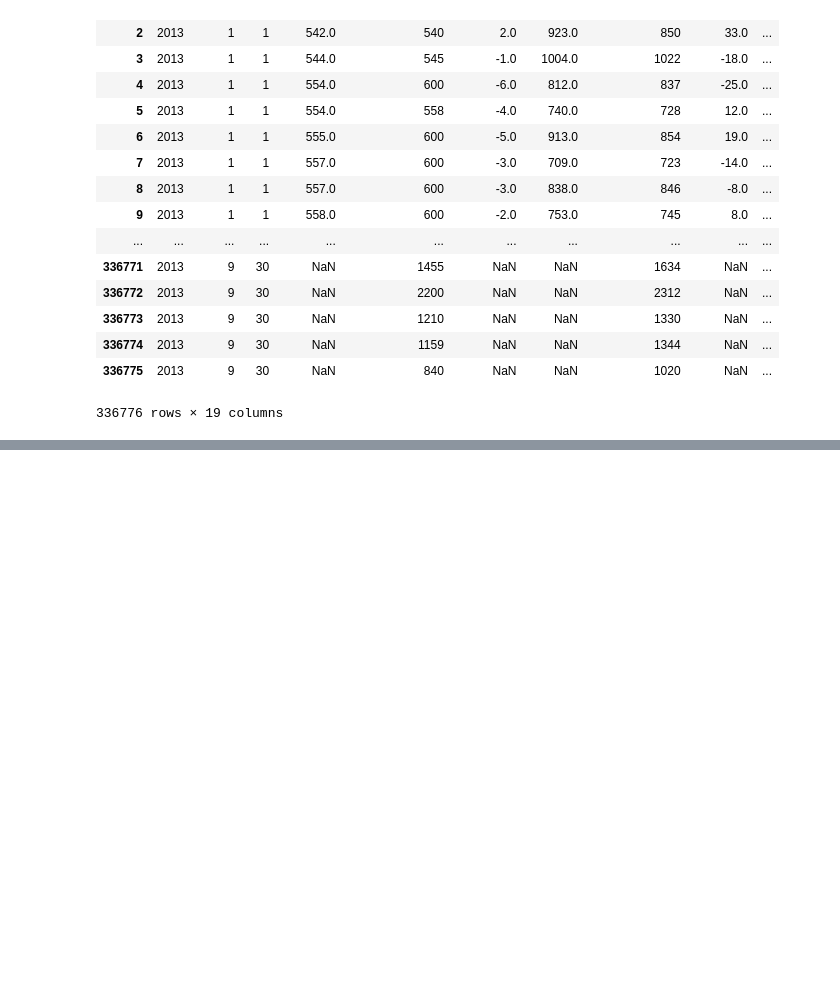
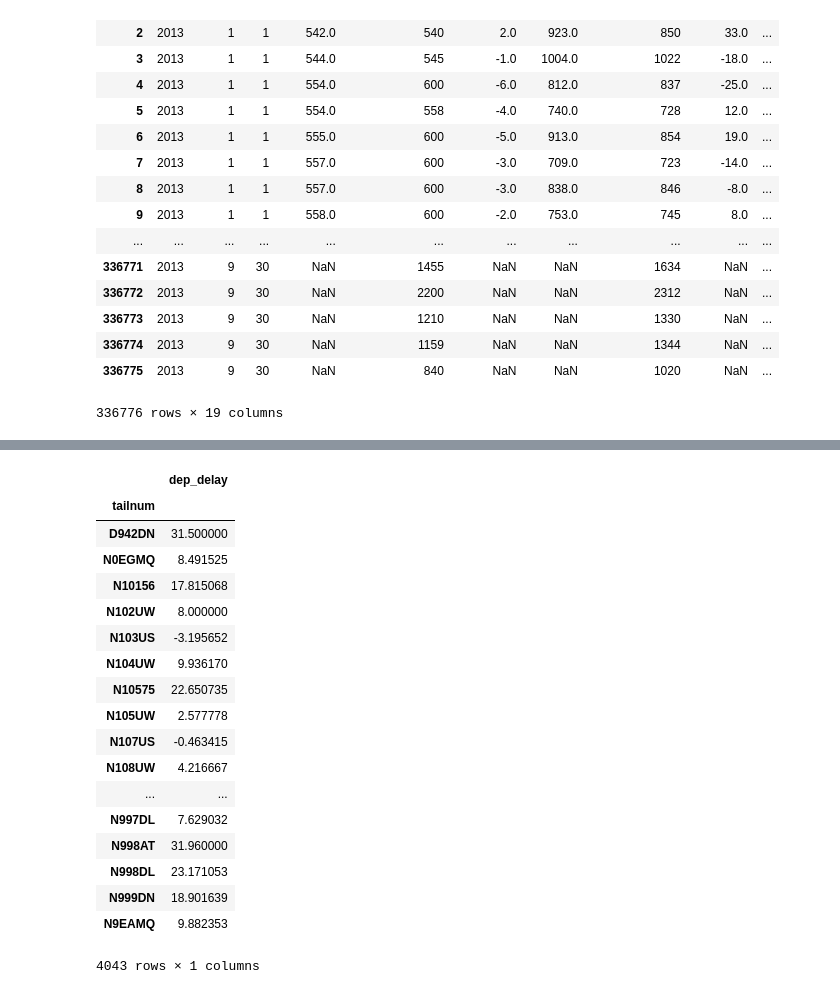
Before and after one commit to gtmaskall/python_nycflights_demo, a Jupyter notebook: nycflights analysis.ipynb, the cells around one changed output, grey strips where cells are left out. Drawn from its saved outputs; the diff is of its cells as text; code cells hidden in the pictures; blank space fills up the shorter version.

```diff
--- a/nycflights analysis.ipynb
+++ b/nycflights analysis.ipynb
@@ -33,0 +52,22 @@ flights["dep_delay"].plot(kind = 'hist')
+# %%
+flights[["dep_delay", "tailnum"]].groupby("tailnum").mean()
+# %% [output]
+|  | dep_delay |
+| tailnum |  |
+| D942DN | 31.500000 |
+| N0EGMQ | 8.491525 |
+| N10156 | 17.815068 |
+| N102UW | 8.000000 |
+| N103US | -3.195652 |
+| N104UW | 9.936170 |
+| N10575 | 22.650735 |
+| N105UW | 2.577778 |
+| N107US | -0.463415 |
+| N108UW | 4.216667 |
+| ... | ... |
+| N997DL | 7.629032 |
+| N998AT | 31.960000 |
+| N998DL | 23.171053 |
+| N999DN | 18.901639 |
+| N9EAMQ | 9.882353 |
+4043 rows × 1 columns
```
Also changed, not shown: parts of 9 cells of this notebook, 1 other file.
